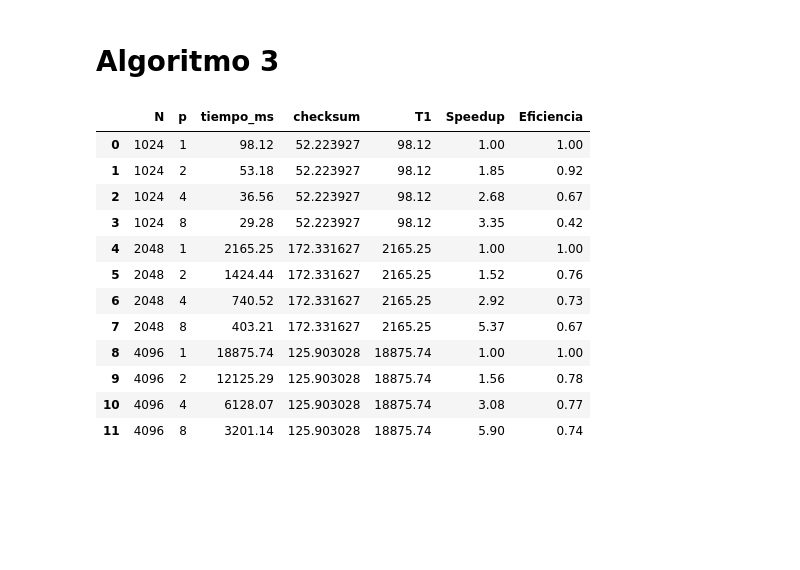
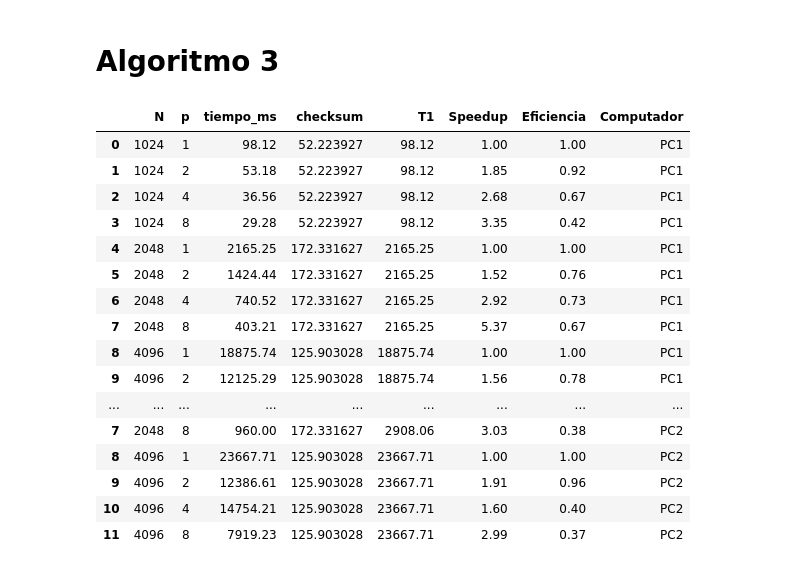
Before and after one commit to Jimenez73/alg_paralelos, a Jupyter notebook: tarea_2/graphs.ipynb, the cells around one changed output. Cells and saved outputs as stored; diff of their text form; code cells hidden in the pictures; blank space fills up the shorter version.

```diff
--- a/tarea_2/graphs.ipynb
+++ b/tarea_2/graphs.ipynb
@@ -34,3 +68,12 @@ Text(0, 0.5, 'Tiempo (ms)')
 # %% [markdown]
 # Algoritmo 1
+# %%
+def calcular(df):
+    t1_map = df[df['p'] == 1].set_index('N')['tiempo_ms']
+    df['T1'] = df['N'].map(t1_map)
+
+    df['Speedup'] = (df['T1'] / df['tiempo_ms']).round(2)
+    df['Eficiencia'] = (df['Speedup'] / df['p']).round(2)
+
+    return df
 # %%
@@ -91,26 +179,31 @@ df_2_best
 # %% [markdown]
 # Algoritmo 3
 # %%
-df_3 = pd.read_csv(f"{results}/alg_3.csv")
+df_3 = pd.read_csv(f"{results_pc1}/alg_3.csv")
+df_3 = calcular(df_3)
+df_3["Computador"] = "PC1"
 
-t1_map = df_3[df_3['p'] == 1].set_index('N')['tiempo_ms']
-df_3['T1'] = df_3['N'].map(t1_map)
+df_33 = pd.read_csv(f"{results_pc2}/alg_3.csv")
+df_33 = calcular(df_33)
+df_33["Computador"] = "PC2"
 
-df_3['Speedup'] = (df_3['T1'] / df_3['tiempo_ms']).round(2)
-df_3['Eficiencia'] = (df_3['Speedup'] / df_3['p']).round(2)
-
+df_3 = pd.concat([df_3, df_33])
 df_3
 # %% [output]
-|  | N | p | tiempo_ms | checksum | T1 | Speedup | Eficiencia |
-| 0 | 1024 | 1 | 98.12 | 52.223927 | 98.12 | 1.00 | 1.00 |
-| 1 | 1024 | 2 | 53.18 | 52.223927 | 98.12 | 1.85 | 0.92 |
-| 2 | 1024 | 4 | 36.56 | 52.223927 | 98.12 | 2.68 | 0.67 |
-| 3 | 1024 | 8 | 29.28 | 52.223927 | 98.12 | 3.35 | 0.42 |
-| 4 | 2048 | 1 | 2165.25 | 172.331627 | 2165.25 | 1.00 | 1.00 |
-| 5 | 2048 | 2 | 1424.44 | 172.331627 | 2165.25 | 1.52 | 0.76 |
-| 6 | 2048 | 4 | 740.52 | 172.331627 | 2165.25 | 2.92 | 0.73 |
-| 7 | 2048 | 8 | 403.21 | 172.331627 | 2165.25 | 5.37 | 0.67 |
-| 8 | 4096 | 1 | 18875.74 | 125.903028 | 18875.74 | 1.00 | 1.00 |
-| 9 | 4096 | 2 | 12125.29 | 125.903028 | 18875.74 | 1.56 | 0.78 |
-| 10 | 4096 | 4 | 6128.07 | 125.903028 | 18875.74 | 3.08 | 0.77 |
-| 11 | 4096 | 8 | 3201.14 | 125.903028 | 18875.74 | 5.90 | 0.74 |
+|  | N | p | tiempo_ms | checksum | T1 | Speedup | Eficiencia | Computador |
+| 0 | 1024 | 1 | 98.12 | 52.223927 | 98.12 | 1.00 | 1.00 | PC1 |
+| 1 | 1024 | 2 | 53.18 | 52.223927 | 98.12 | 1.85 | 0.92 | PC1 |
+| 2 | 1024 | 4 | 36.56 | 52.223927 | 98.12 | 2.68 | 0.67 | PC1 |
+| 3 | 1024 | 8 | 29.28 | 52.223927 | 98.12 | 3.35 | 0.42 | PC1 |
+| 4 | 2048 | 1 | 2165.25 | 172.331627 | 2165.25 | 1.00 | 1.00 | PC1 |
+| 5 | 2048 | 2 | 1424.44 | 172.331627 | 2165.25 | 1.52 | 0.76 | PC1 |
+| 6 | 2048 | 4 | 740.52 | 172.331627 | 2165.25 | 2.92 | 0.73 | PC1 |
+| 7 | 2048 | 8 | 403.21 | 172.331627 | 2165.25 | 5.37 | 0.67 | PC1 |
+| 8 | 4096 | 1 | 18875.74 | 125.903028 | 18875.74 | 1.00 | 1.00 | PC1 |
+| 9 | 4096 | 2 | 12125.29 | 125.903028 | 18875.74 | 1.56 | 0.78 | PC1 |
+| ... | ... | ... | ... | ... | ... | ... | ... | ... |
+| 7 | 2048 | 8 | 960.00 | 172.331627 | 2908.06 | 3.03 | 0.38 | PC2 |
+| 8 | 4096 | 1 | 23667.71 | 125.903028 | 23667.71 | 1.00 | 1.00 | PC2 |
+| 9 | 4096 | 2 | 12386.61 | 125.903028 | 23667.71 | 1.91 | 0.96 | PC2 |
+| 10 | 4096 | 4 | 14754.21 | 125.903028 | 23667.71 | 1.60 | 0.40 | PC2 |
+| 11 | 4096 | 8 | 7919.23 | 125.903028 | 23667.71 | 2.99 | 0.37 | PC2 |
```
Also changed, not shown: parts of 18 cells of this notebook, 5 other files.
